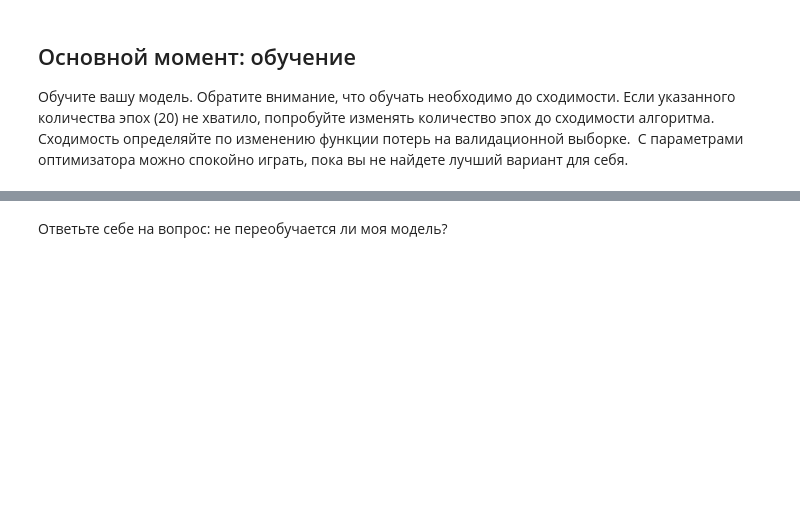
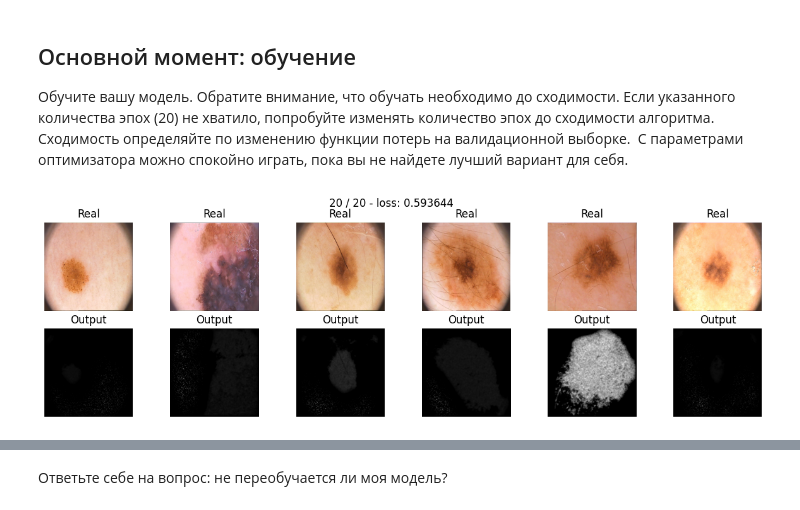
Before and after one commit to Dorikan/some_ds, a Jupyter notebook: semantic_segmentation.ipynb, the cells around one changed output, grey strips where cells are left out. Drawn from its saved outputs; the diff is of its cells as text; code cells hidden in the pictures; blank space fills up the shorter version.

```diff
--- a/semantic_segmentation.ipynb
+++ b/semantic_segmentation.ipynb
@@ -276,6 +355,7 @@ $$\mathcal L_{BCE} = \hat y - y\hat y + \log\left(1+\exp(-\hat y)\right).$$
 def bce_loss(y_real, y_pred):
     # TODO
     # please don't use nn.BCELoss. write it from scratch
+    return (y_pred - (y_pred * y_real) + torch.log(1+torch.exp(-y_pred))).mean()
 # %% [markdown]
 ## Тренировка [1 балл]
 
@@ -292,14 +372,16 @@ def train(model, opt, loss_fn, epochs, data_tr, data_val):
         model.train()  # train mode
         for X_batch, Y_batch in data_tr:
             # data to device
-
+            X_batch = X_batch.to(device)
+            Y_batch = Y_batch.to(device)
             # set parameter gradients to zero
+            opt.zero_grad()
 
             # forward
-            Y_pred =
-            loss =  # forward-pass
-            loss  # backward-pass
-            opt  # update weights
+            Y_pred = model(X_batch)
+            loss = loss_fn(Y_batch, Y_pred) # forward-pass
+            loss.backward()  # backward-pass
+            opt.step() # update weights
 
             # calculate loss to show the user
             avg_loss += loss / len(data_tr)
@@ -308,7 +390,7 @@ def train(model, opt, loss_fn, epochs, data_tr, data_val):
 
         # show intermediate results
         model.eval()  # testing mode
-        Y_hat = # detach and put into cpu
+        Y_hat = model(X_val.to(device)).to('cpu').detach().numpy()# detach and put into cpu
 
         # Visualize tools
         clear_output(wait=True)
@@ -351,7 +433,9 @@ def score_model(model, metric, data):
 model = SegNet().to(device)
 # %%
 max_epochs = 20
-optim
+optim = torch.optim.Adam(model.parameters(), lr=1e-3)
 train(model, optim, bce_loss, max_epochs, data_tr, data_val)
+# %% [output]
+[figure, added]
 # %%
 score_model(model, iou_pytorch, data_val)
```
Also changed, not shown: parts of 7 cells of this notebook.
